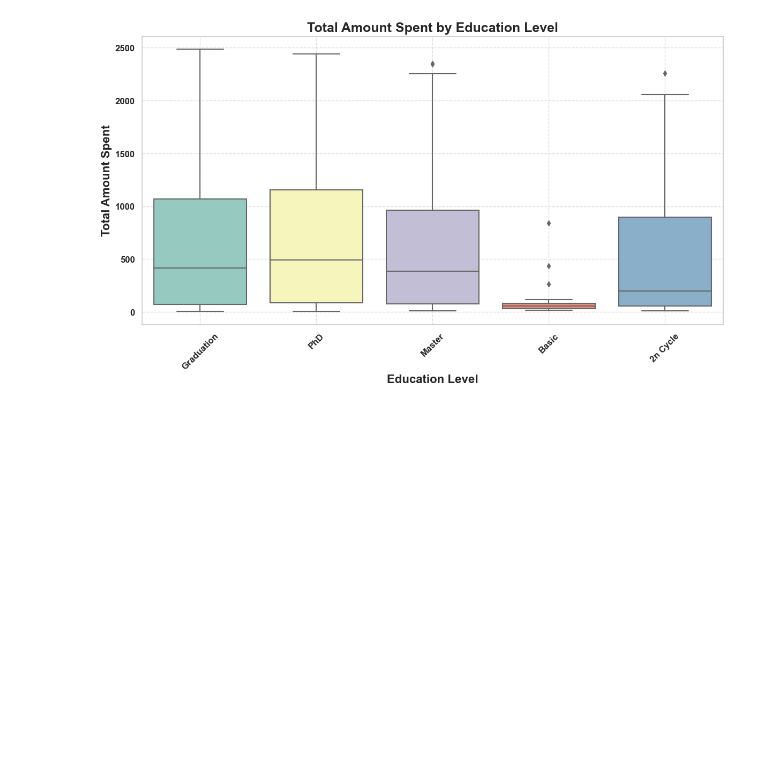
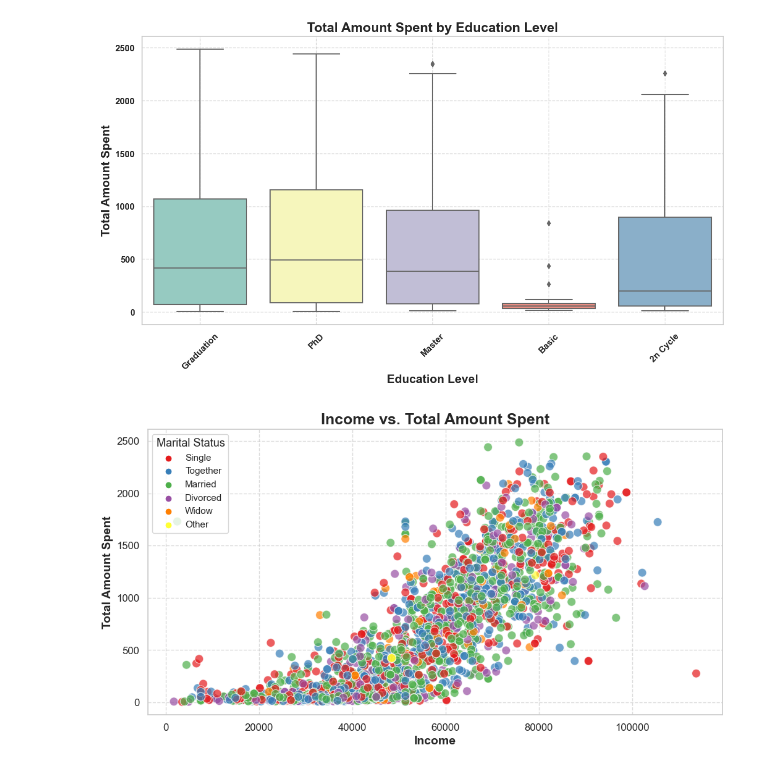
Before and after one commit to Jotis86/Marketing-Analysis-Project, a Jupyter notebook: notebooks/data_visualization.ipynb, the cells around one changed output. Drawn from its saved outputs; the diff is of its cells as text; code cells hidden in the pictures; blank space fills up the shorter version.

Commit message:
more plots

```diff
--- a/notebooks/data_visualization.ipynb
+++ b/notebooks/data_visualization.ipynb
@@ -125,3 +126,17 @@ plt.grid(True, linestyle='--', alpha=0.7)
 plt.show()
 # %% [output]
 [figure]
+# %%
+# 5. Scatter plot of Income vs. Total Amount Spent
+plt.figure(figsize=(12, 6))
+sns.scatterplot(x='Income', y='Total_MntSpent', data=data, hue='Marital_Status', palette='Set1', s=100, edgecolor='w', alpha=0.7)
+plt.title('Income vs. Total Amount Spent', fontsize=18, fontweight='bold')
+plt.xlabel('Income', fontsize=14, fontweight='bold')
+plt.ylabel('Total Amount Spent', fontsize=14, fontweight='bold')
+plt.xticks(fontsize=12)
+plt.yticks(fontsize=12)
+plt.legend(title='Marital Status', title_fontsize='13', fontsize='11', loc='upper left')
+plt.grid(True, linestyle='--', alpha=0.7)
+plt.show()
+# %% [output]
+[figure, added]
```
Also changed, not shown: parts of 10 cells of this notebook.
